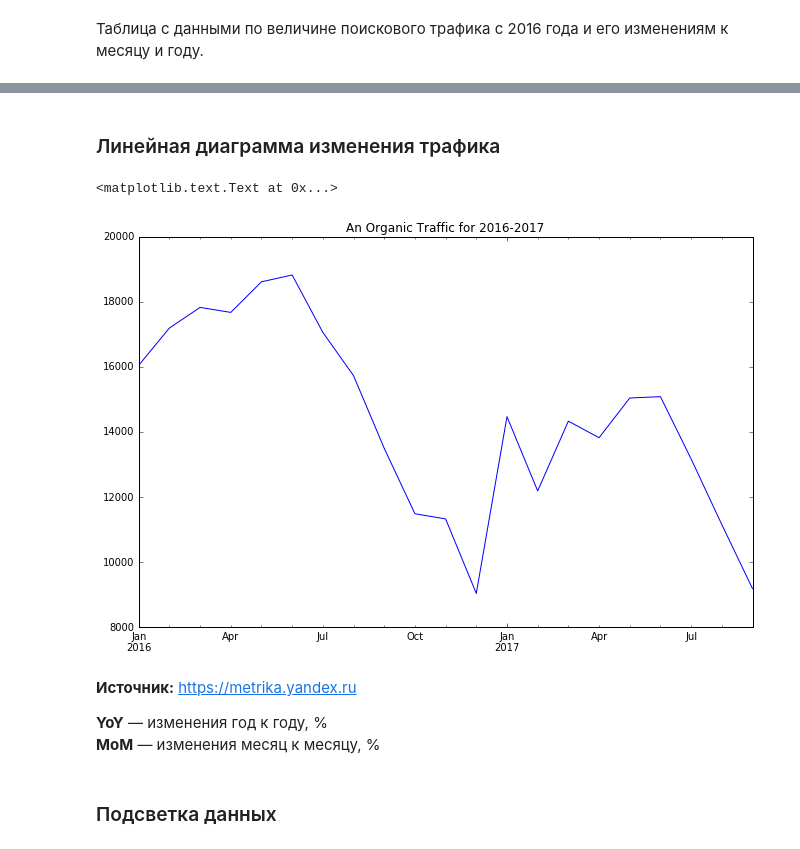
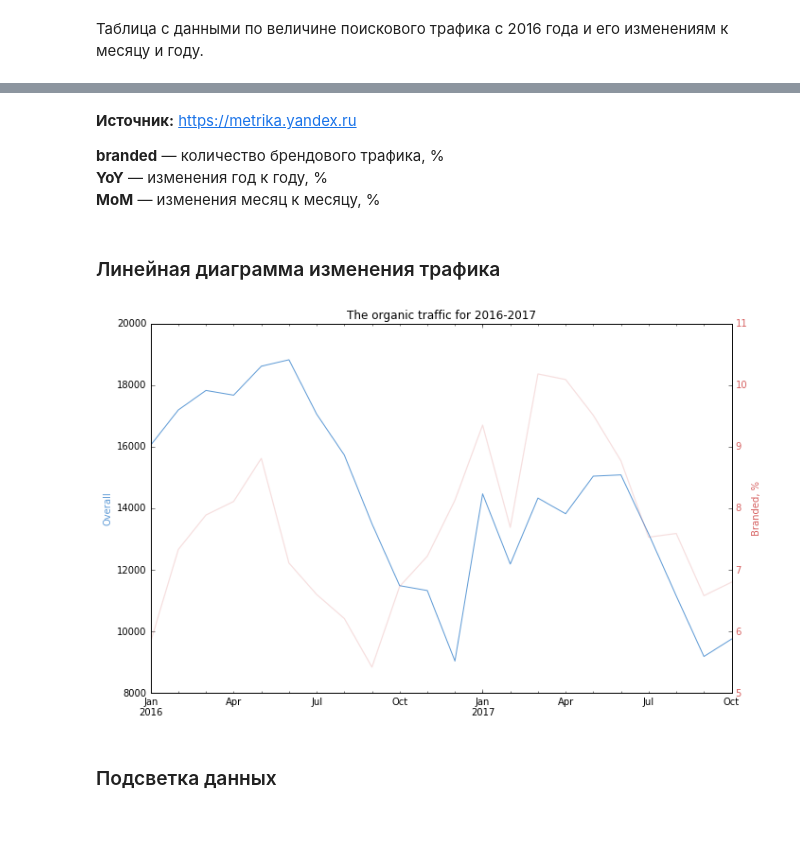
Before and after one commit to salon-love-forever/reports, a Jupyter notebook: salon-love-forever.ru.ipynb, the cells around one changed output, grey strips where cells are left out. Drawn from its saved outputs; the diff is of its cells as text; code cells hidden in the pictures.

```diff
--- a/salon-love-forever.ru.ipynb
+++ b/salon-love-forever.ru.ipynb
@@ -101,18 +106,27 @@ organic['msk']['2016':'2017']
+# %% [markdown]
+**Источник:** https://metrika.yandex.ru
+
+<p><b>branded</b> — количество брендового трафика, %
+<br/><b>YoY</b> — изменения год к году, %
+<br/><b>MoM</b> — изменения месяц к месяцу, %</p>
 # %% [markdown]
 ### Линейная диаграмма изменения трафика
 # %%
+red, blue = '#d65f5f', '#5f9bd6'
 fig = plt.figure(figsize=(11,7))
 ax = fig.add_subplot(1,1,1)
-organic['msk']['2016':'2017'].traffic.plot(ax=ax)
-ax.set_title('An Organic Traffic for 2016-2017')
+organic['msk']['2016':'2017'].traffic.plot(ax=ax, color=blue)
+ax.set_title('The organic traffic for 2016-2017')
+ax.set_ylabel('Overall', color=blue)
+# ax.legend(loc='upper right');
+ax2 = ax.twinx()
+organic['msk']['2016':'2017'].branded.plot(color=red, linewidth=1.2, alpha=.2)
+# ax2.plot(y1, 'r-')
+ax2.set_ylabel('Branded, %', color=red)
+for tl in ax2.get_yticklabels():
+    tl.set_color(red)
 # %% [output]
-<matplotlib.text.Text at 0x...>
-[figure, old version]
+[figure, new version]
-# %% [markdown]
-**Источник:** https://metrika.yandex.ru
-
-<p><b>YoY</b> — изменения год к году, %
-<br/><b>MoM</b> — изменения месяц к месяцу, %</p>
 # %% [markdown]
 ### Подсветка данных
 # %%
```
Also changed, not shown: parts of 20 cells of this notebook.
